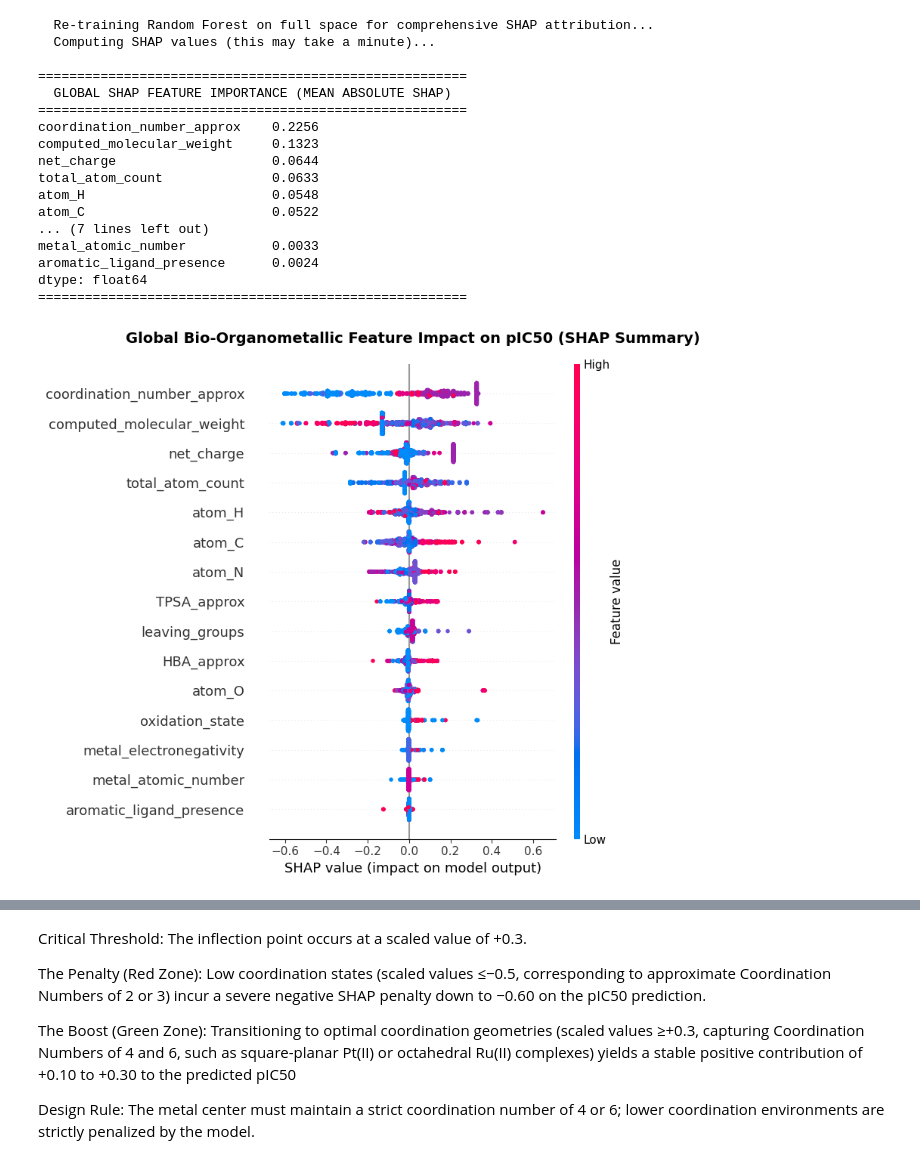
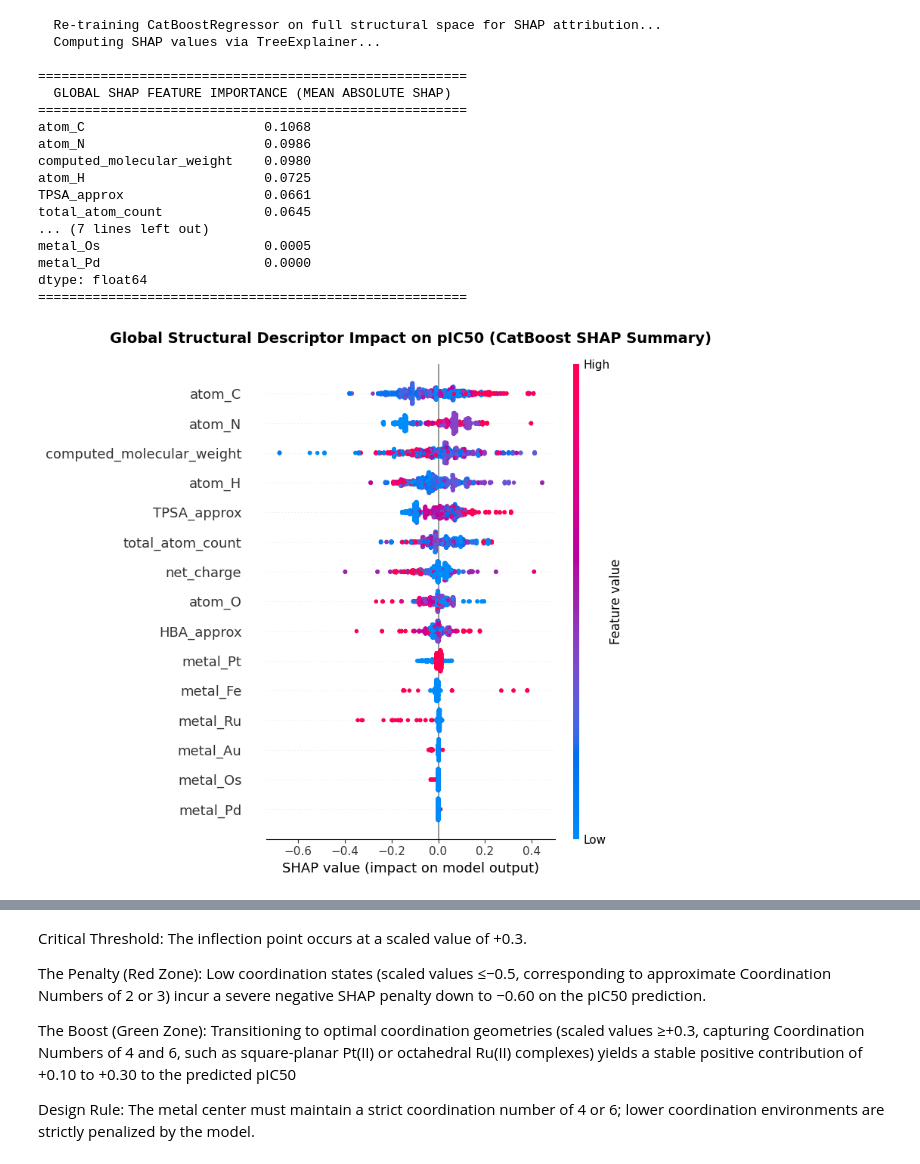
Before and after one commit to iaroslavbelavskii/anticancer-ml-project, a Jupyter notebook: Organimetallic Compounds Anticancer Actitivty ML/phase5_shap_rational_design.ipynb, the cells around one changed output, grey strips where cells are left out. Cells and saved outputs as stored; diff of their text form; code cells hidden in the pictures.

```diff
--- a/Organimetallic Compounds Anticancer Actitivty ML/phase5_shap_rational_design.ipynb
+++ b/Organimetallic Compounds Anticancer Actitivty ML/phase5_shap_rational_design.ipynb
@@ -118,16 +105,22 @@ Overfitting Gap: 0.0283
 # ==============================================================================
 # 3. TRAINING FULL MODEL FOR SHAP PROFILING
 # ==============================================================================
-print("  Re-training Random Forest on full space for comprehensive SHAP attribution...")
-rf_p4 = RandomForestRegressor(n_estimators=100, random_state=42, n_jobs=-1)
-rf_p4.fit(X_scaled_p4, y)
+print("  Re-training CatBoostRegressor on full structural space for SHAP attribution...")
+cb_p3 = CatBoostRegressor(
+    iterations=600,
+    learning_rate=0.05,
+    depth=6,
+    random_seed=42,
+    verbose=0
+)
+cb_p3.fit(X_scaled_p3, y)
 
 # ==============================================================================
-# 4. INITIALIZE SHAP EXPLAINER & COMPUTE VALUES
+# 4. INITIALIZE SHAP EXPLAINER & COMPUTE STRUCTURAL VALUES
 # ==============================================================================
-print("  Computing SHAP values (this may take a minute)...")
-explainer = shap.TreeExplainer(rf_p4)
-shap_values = explainer(X_scaled_p4)
+print("  Computing SHAP values via TreeExplainer...")
+explainer = shap.TreeExplainer(cb_p3)
+shap_values = explainer(X_scaled_p3)
 
 shap_df = pd.DataFrame(shap_values.values, columns=feature_names)
 
@@ -138,34 +131,48 @@ global_importance = np.abs(shap_df).mean().sort_values(ascending=False)
 print(global_importance.round(4))
 print("=======================================================\n")
 # %% [output]
-  Re-training Random Forest on full space for comprehensive SHAP attribution...
-  Computing SHAP values (this may take a minute)...
+  Re-training CatBoostRegressor on full structural space for SHAP attribution...
+  Computing SHAP values via TreeExplainer...
 
 =======================================================
   GLOBAL SHAP FEATURE IMPORTANCE (MEAN ABSOLUTE SHAP)
 =======================================================
-coordination_number_approx    0.2256
-computed_molecular_weight     0.1323
-net_charge                    0.0644
-total_atom_count              0.0633
-atom_H                        0.0548
-atom_C                        0.0522
+atom_C                       0.1068
+atom_N                       0.0986
+computed_molecular_weight    0.0980
+atom_H                       0.0725
+TPSA_approx                  0.0661
+total_atom_count             0.0645
 ... (7 lines left out)
-metal_atomic_number           0.0033
-aromatic_ligand_presence      0.0024
+metal_Os                     0.0005
+metal_Pd                     0.0000
 dtype: float64
 =======================================================
 # %%
 # ==============================================================================
-# 5. PUBLICATION-STYLE VISUALIZATIONS
+# VISUALIZATION 1: GLOBAL SHAP BEESWARM SUMMARY PLOT
 # ==============================================================================
 
-# Plot 1: SHAP Summary Plot (Beeswarm)
+# Initialize figure for publication-ready styling
 plt.figure(figsize=(10, 6))
-shap.summary_plot(shap_values, X_scaled_p4, feature_names=feature_names, show=False)
-plt.title('Global Bio-Organometallic Feature Impact on pIC50 (SHAP Summary)', fontsize=14, fontweight='bold', pad=20)
+
+# Generate global beeswarm plot to display the impact distribution of all features
+shap.summary_plot(
+    shap_values,
+    X_scaled_p3,
+    feature_names=feature_names,
+    show=False
+)
+
+# Apply customized, clear titles and layout constraints
+plt.title(
+    'Global Structural Descriptor Impact on pIC50 (CatBoost SHAP Summary)',
+    fontsize=14,
+    fontweight='bold',
+    pad=20
+)
 plt.tight_layout()
 plt.show()
 # %% [output]
-[figure, old version]
+[figure, new version]
 # %%
```
Also changed, not shown: parts of 22 cells of this notebook, 9 other files.
